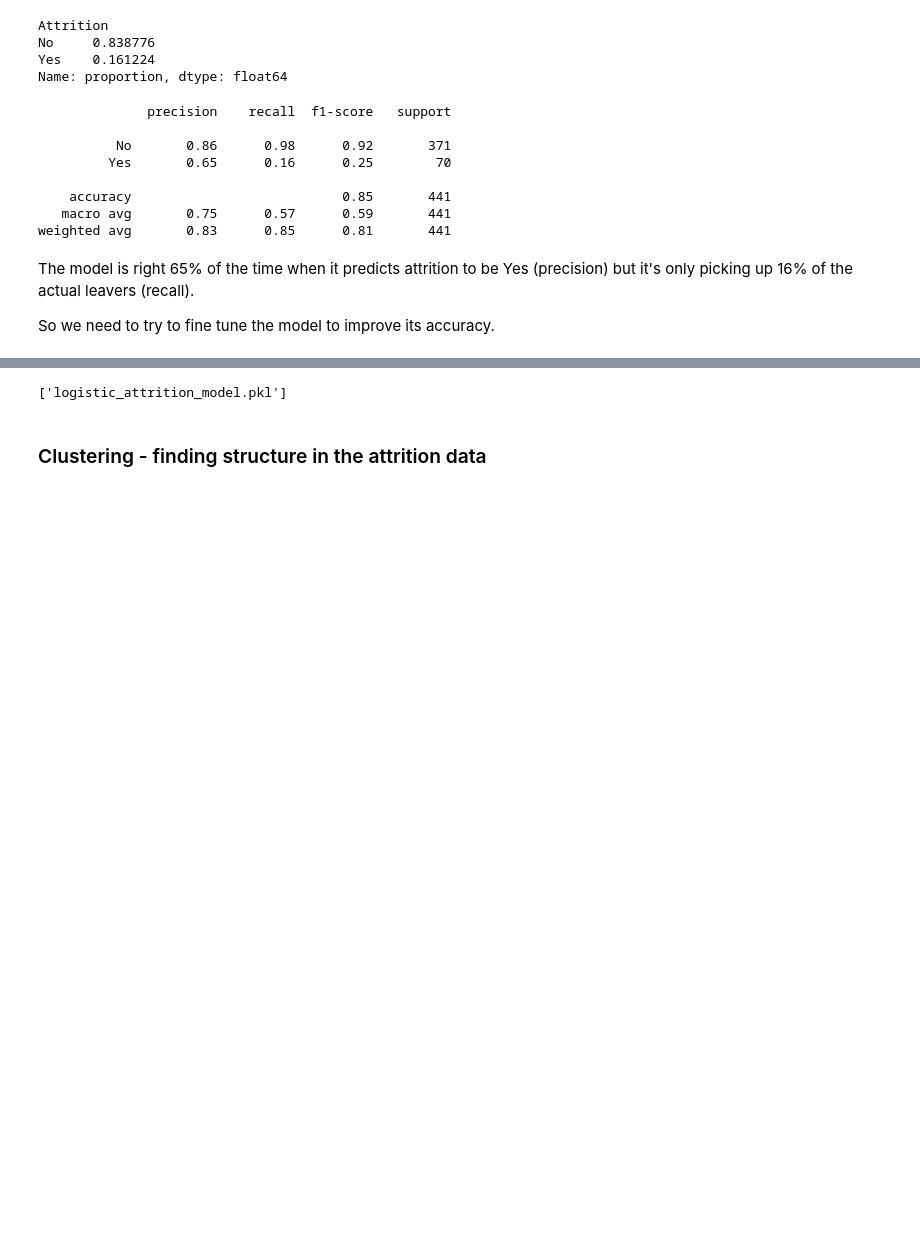
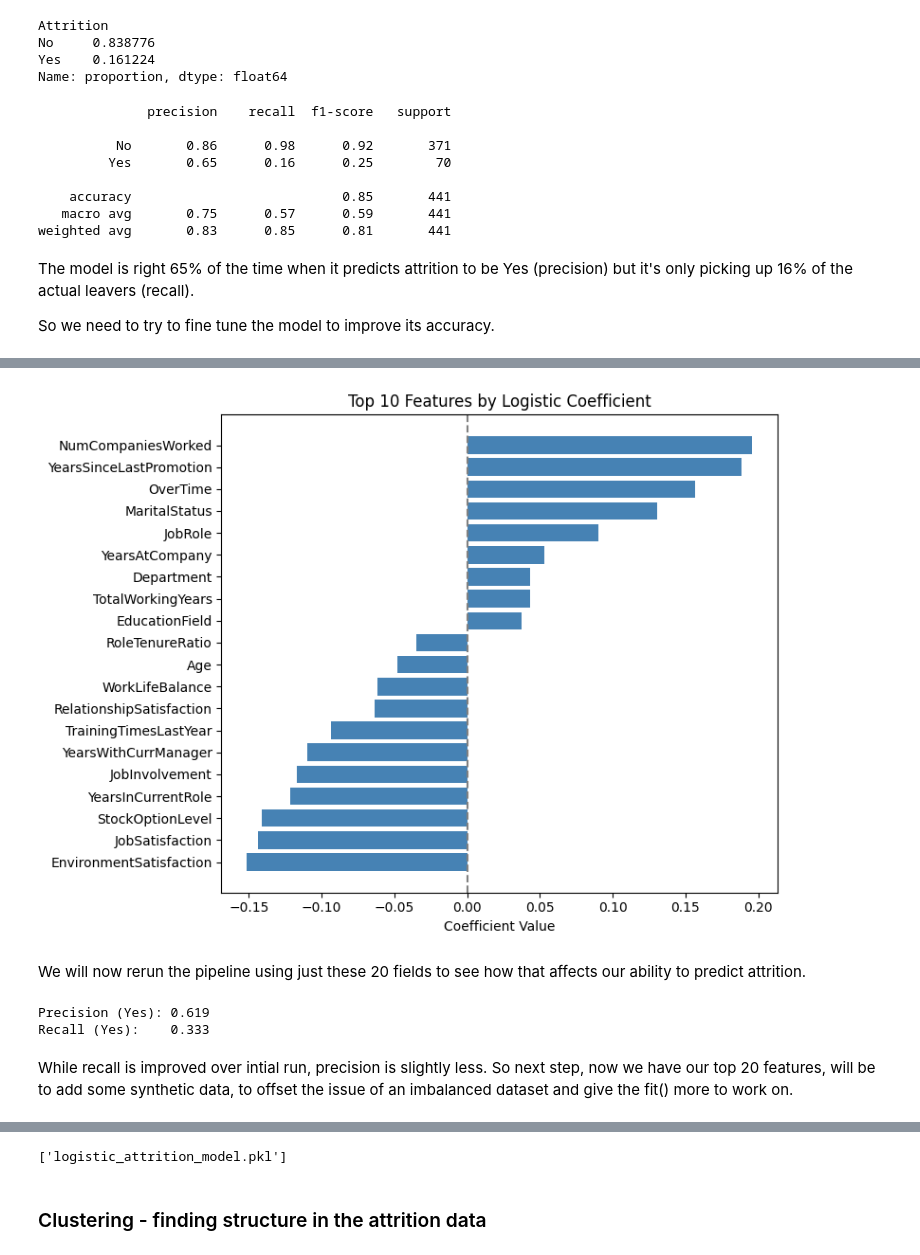
Before and after one commit to illusio666/employee_attrition_analysis, a Jupyter notebook: jupyter_notebooks/employee_attrition_ml.ipynb, the cells around one changed output, grey strips where cells are left out. Cells and saved outputs as stored; diff of their text form; code cells hidden in the pictures; blank space fills up the shorter version.

Commit message:
Refine model; graph feature importance

```diff
--- a/jupyter_notebooks/employee_attrition_ml.ipynb
+++ b/jupyter_notebooks/employee_attrition_ml.ipynb
@@ -140,17 +136,0 @@ We'll do both of these, with 2) first to improve the training data, followed by
-# %%
-from sklearn.preprocessing import LabelEncoder
-from sklearn.model_selection import train_test_split
-from imblearn.pipeline import Pipeline
-from imblearn.over_sampling import SMOTE
-from sklearn.ensemble import RandomForestClassifier
-from sklearn.preprocessing import StandardScaler
-from sklearn.metrics import classification_report
-
-# Step 0: Encode categorical columns in X
-X_encoded = X.copy()
-label_encoders = {}
-
-for col in X_encoded.select_dtypes(include="object").columns:
-    le = LabelEncoder()
-    X_encoded[col] = le.fit_transform(X_encoded[col])
-    label_encoders[col] = le
@@ -265,0 +137,14 @@ Now we can save this model so it can be deployed against future tranches of the
+# %%
+from sklearn.linear_model import LogisticRegression
+
+# Fit logistic regression to all encoded features
+model = LogisticRegression(max_iter=1000)
+model.fit(X_encoded, y)
+
+# Create feature importance DataFrame
+importance = pd.DataFrame({
+    "Feature": X_encoded.columns,
+    "Coefficient": model.coef_[0]
+}).sort_values(by="Coefficient", key=abs, ascending=False)
+
+print("Top features by absolute coefficient:\n", importance.head(20))
@@ -265,0 +176,18 @@ Now we can save this model so it can be deployed against future tranches of the
+# %%
+import matplotlib.pyplot as plt
+
+# Plot top 10 features by absolute coefficient
+top_n = 20
+top_features = importance.head(top_n).sort_values(by="Coefficient")
+
+plt.figure(figsize=(8, 6))
+plt.barh(top_features["Feature"], top_features["Coefficient"], color="steelblue")
+plt.axvline(0, color="gray", linestyle="--")
+plt.title("Top 10 Features by Logistic Coefficient")
+plt.xlabel("Coefficient Value")
+plt.tight_layout()
+plt.show()
+# %% [output]
+[figure, added]
+# %% [markdown]
+We will now rerun the pipeline using just these 20 fields to see how that affects our ability to predict attrition.
@@ -265,0 +206,17 @@ Now we can save this model so it can be deployed against future tranches of the
+# %%
+from sklearn.metrics import precision_score, recall_score
+
+# Predict and evaluate
+y_pred = model_top20.predict(X_test)
+
+# Precision and recall for the 'Yes' class
+precision = precision_score(y_test, y_pred, pos_label="Yes")
+recall = recall_score(y_test, y_pred, pos_label="Yes")
+
+print(f"Precision (Yes): {precision:.3f}")
+print(f"Recall (Yes):    {recall:.3f}")
+# %% [output]
+Precision (Yes): 0.619
+Recall (Yes):    0.333
+# %% [markdown]
+While recall is improved over intial run, precision is slightly less. So next step, now we have our top 20 features, will be to add some synthetic data, to offset the issue of an imbalanced dataset and give the fit() more to work on.
```
Also changed, not shown: parts of 22 cells of this notebook, 2 other files.
